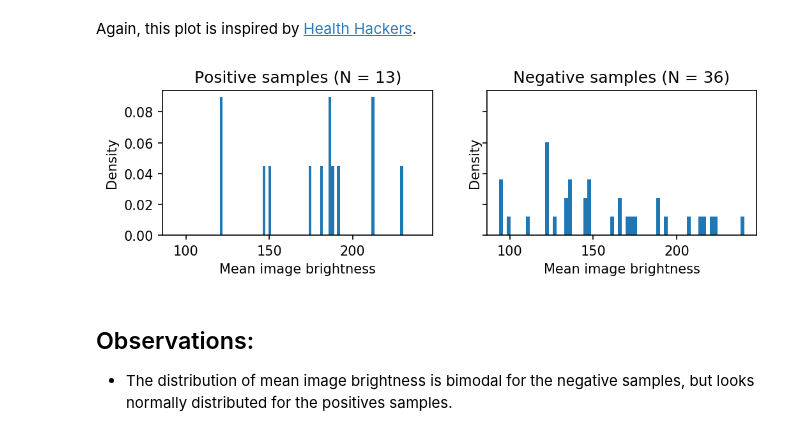
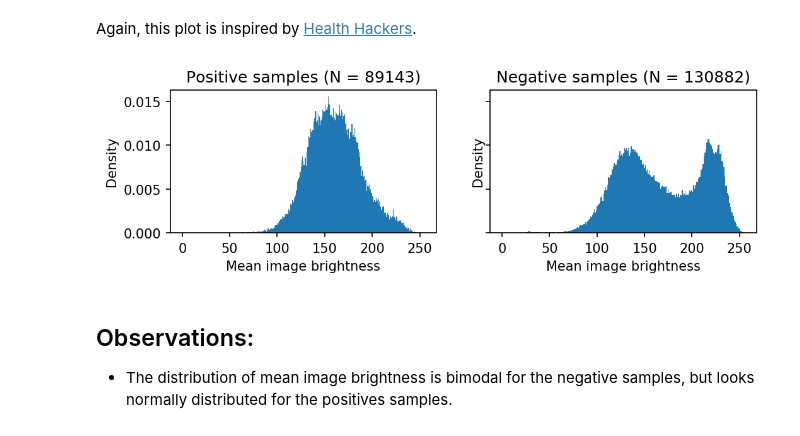
Before and after one commit to liminal-learner/cancer_detection, a Jupyter notebook: notebooks/1_CancerDetection_EDA.ipynb, the cells around one changed output. Cells and saved outputs as stored; diff of their text form; code cells hidden in the pictures.

```diff
--- a/notebooks/1_CancerDetection_EDA.ipynb
+++ b/notebooks/1_CancerDetection_EDA.ipynb
@@ -265,5 +265,5 @@ Name: label, dtype: float64
 # %% [markdown]
 ## Channel Distributions
 # %%
-pos_hist, neg_hist, n_pos, n_neg, pos_mean_brightness, neg_mean_brightness = calc_image_statistics(plot_generator)
+pos_hist, neg_hist, n_pos, n_neg, pos_mean_brightness, neg_mean_brightness = calc_image_statistics(train_generator)
 # %% [output]
@@ -297,18 +287,18 @@ plot_channels(neg_hist, pos_hist, n_neg, n_pos, img_size)
 # %% [markdown]
 Again, this plot is inspired by [Health Hackers](https://www.kaggle.com/gomezp/complete-beginner-s-guide-eda-keras-lb-0-93).
 # %%
-n_bins = 64
+n_bins = 256
 fig, axs = plt.subplots(1, 2, sharey=True, sharex = True, figsize=(8,2), dpi=150)
 axs[0].hist(pos_mean_brightness, bins = n_bins, density=True);
 axs[1].hist(neg_mean_brightness, bins = n_bins, density=True);
 axs[0].set_title("Positive samples (N = " + str(n_pos) + ")");
 axs[1].set_title("Negative samples (N = " + str(n_neg) + ")");
 axs[0].set_xlabel("Mean image brightness")
 axs[1].set_xlabel("Mean image brightness")
 axs[0].set_ylabel("Density")
 axs[1].set_ylabel("Density");
 # %% [output]
-[figure, old version]
+[figure, new version]
 # %% [markdown]
 ## Observations:
 * The distribution of mean image brightness is bimodal for the negative samples, but looks normally distributed for the positives samples.
```
Also changed, not shown: parts of 3 cells of this notebook.
